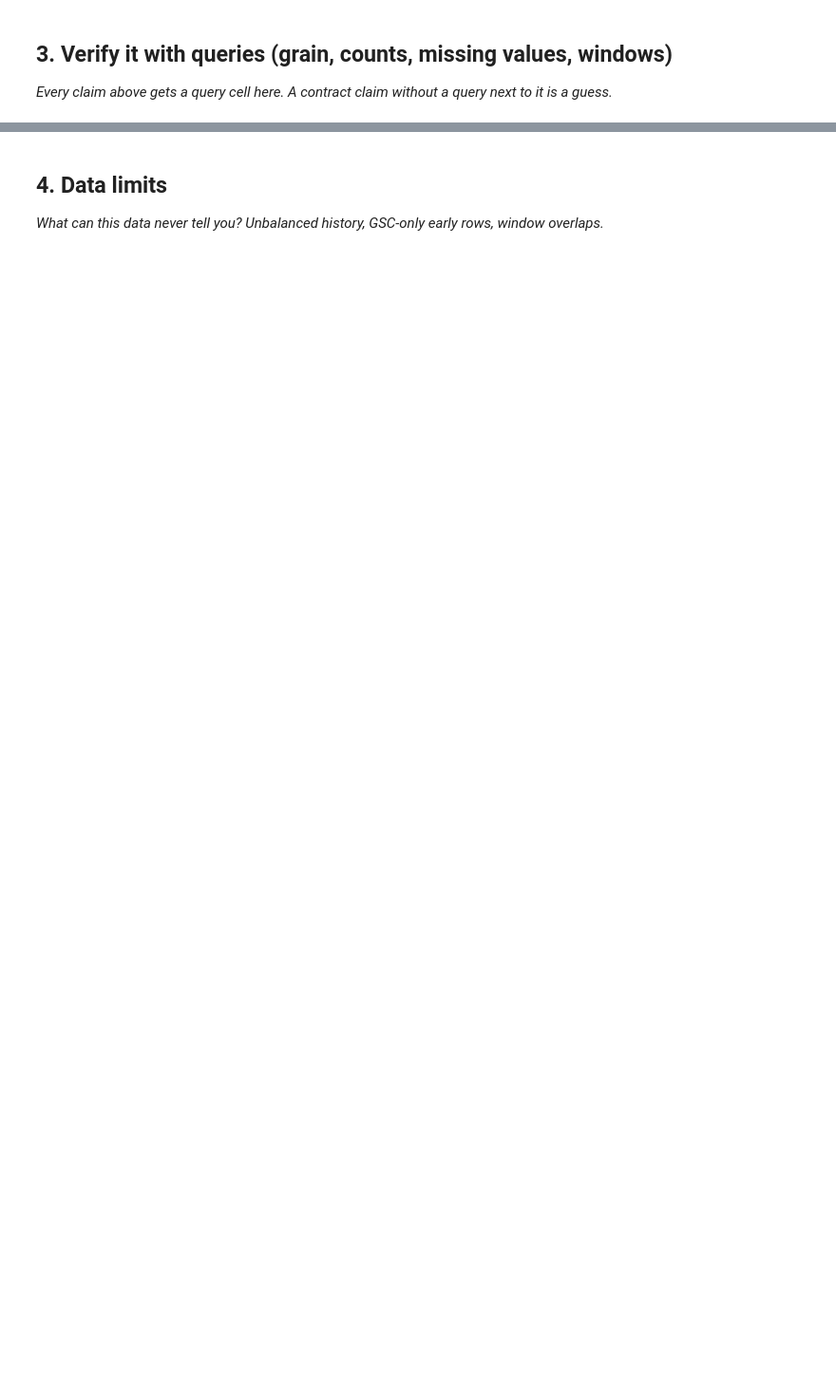
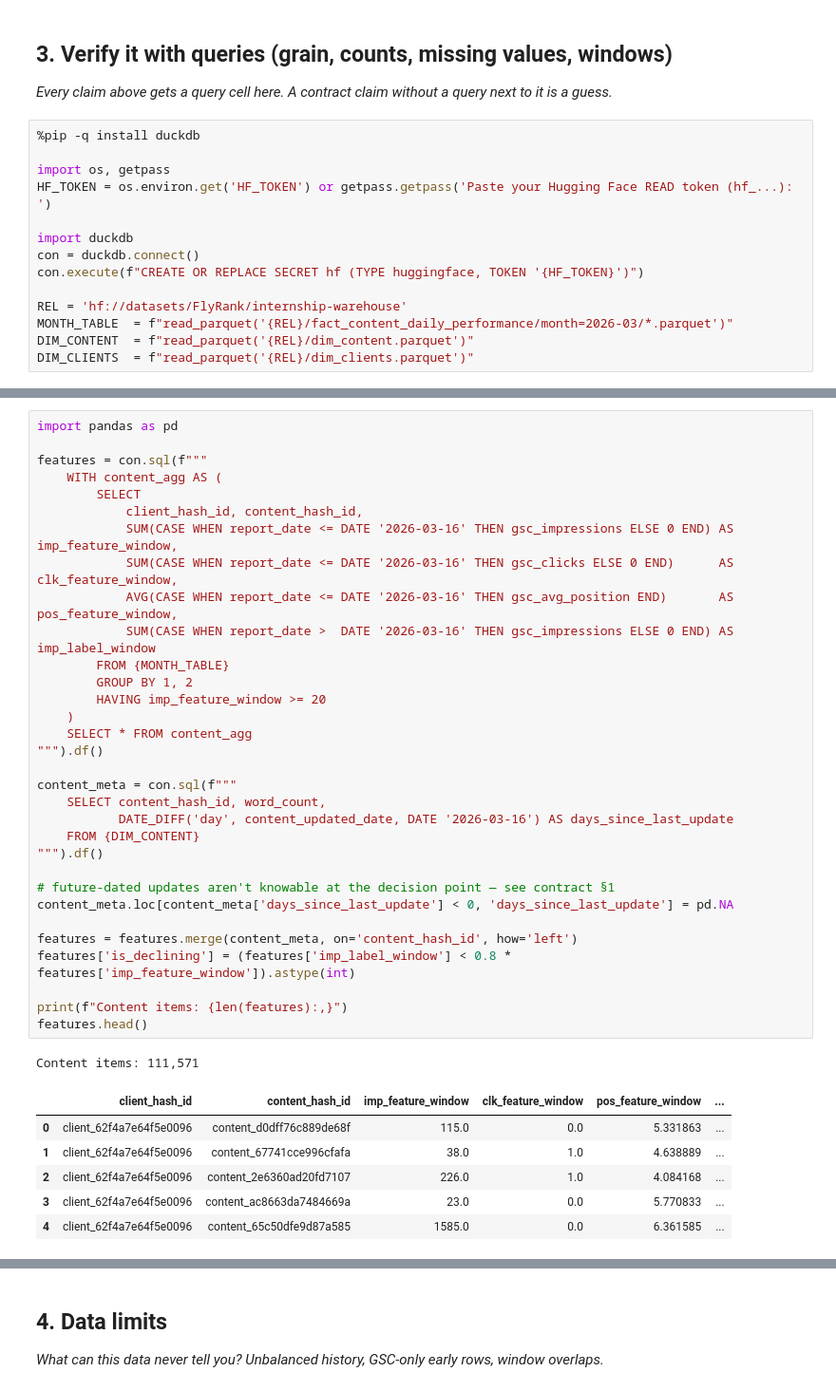
Before and after one commit to omaradelahmed/fly-rank-internship1, a Jupyter notebook: work/notebooks/w03_data_contract.ipynb, the cells around one changed output, grey strips where cells are left out. Shown at 95% size. Drawn from its saved outputs; the diff is of its cells as text; blank space fills up the shorter version.

```diff
--- a/work/notebooks/w03_data_contract.ipynb
+++ b/work/notebooks/w03_data_contract.ipynb
@@ -18,3 +50,17 @@ This skeleton is yours to fill. Work the sections **in order** — each one has
 ## 3. Verify it with queries (grain, counts, missing values, windows)
 
 *Every claim above gets a query cell here. A contract claim without a query next to it is a guess.*
+# %%
+%pip -q install duckdb
+
+import os, getpass
+HF_TOKEN = os.environ.get('HF_TOKEN') or getpass.getpass('Paste your Hugging Face READ token (hf_...): ')
+
+import duckdb
+con = duckdb.connect()
+con.execute(f"CREATE OR REPLACE SECRET hf (TYPE huggingface, TOKEN '{HF_TOKEN}')")
+
+REL = 'hf://datasets/FlyRank/internship-warehouse'
+MONTH_TABLE  = f"read_parquet('{REL}/fact_content_daily_performance/month=2026-03/*.parquet')"
+DIM_CONTENT  = f"read_parquet('{REL}/dim_content.parquet')"
+DIM_CLIENTS  = f"read_parquet('{REL}/dim_clients.parquet')"
@@ -20,0 +109,40 @@ This skeleton is yours to fill. Work the sections **in order** — each one has
+# %%
+import pandas as pd
+
+features = con.sql(f"""
+    WITH content_agg AS (
+        SELECT
+            client_hash_id, content_hash_id,
+            SUM(CASE WHEN report_date <= DATE '2026-03-16' THEN gsc_impressions ELSE 0 END) AS imp_feature_window,
+            SUM(CASE WHEN report_date <= DATE '2026-03-16' THEN gsc_clicks ELSE 0 END)      AS clk_feature_window,
+            AVG(CASE WHEN report_date <= DATE '2026-03-16' THEN gsc_avg_position END)       AS pos_feature_window,
+            SUM(CASE WHEN report_date >  DATE '2026-03-16' THEN gsc_impressions ELSE 0 END) AS imp_label_window
+        FROM {MONTH_TABLE}
+        GROUP BY 1, 2
+        HAVING imp_feature_window >= 20
+    )
+    SELECT * FROM content_agg
+""").df()
+
+content_meta = con.sql(f"""
+    SELECT content_hash_id, word_count,
+           DATE_DIFF('day', content_updated_date, DATE '2026-03-16') AS days_since_last_update
+    FROM {DIM_CONTENT}
+""").df()
+
+# future-dated updates aren't knowable at the decision point — see contract §1
+content_meta.loc[content_meta['days_since_last_update'] < 0, 'days_since_last_update'] = pd.NA
+
+features = features.merge(content_meta, on='content_hash_id', how='left')
+features['is_declining'] = (features['imp_label_window'] < 0.8 * features['imp_feature_window']).astype(int)
+
+print(f"Content items: {len(features):,}")
+features.head()
+# %% [output]
+Content items: 111,571
+|  | client_hash_id | content_hash_id | imp_feature_window | clk_feature_window | pos_feature_window | ... |
+| 0 | client_62f4a7e64f5e0096 | content_d0dff76c889de68f | 115.0 | 0.0 | 5.331863 | ... |
+| 1 | client_62f4a7e64f5e0096 | content_67741cce996cfafa | 38.0 | 1.0 | 4.638889 | ... |
+| 2 | client_62f4a7e64f5e0096 | content_2e6360ad20fd7107 | 226.0 | 1.0 | 4.084168 | ... |
+| 3 | client_62f4a7e64f5e0096 | content_ac8663da7484669a | 23.0 | 0.0 | 5.770833 | ... |
+| 4 | client_62f4a7e64f5e0096 | content_65c50dfe9d87a585 | 1585.0 | 0.0 | 6.361585 | ... |
```
Also changed, not shown: parts of 15 cells of this notebook.
